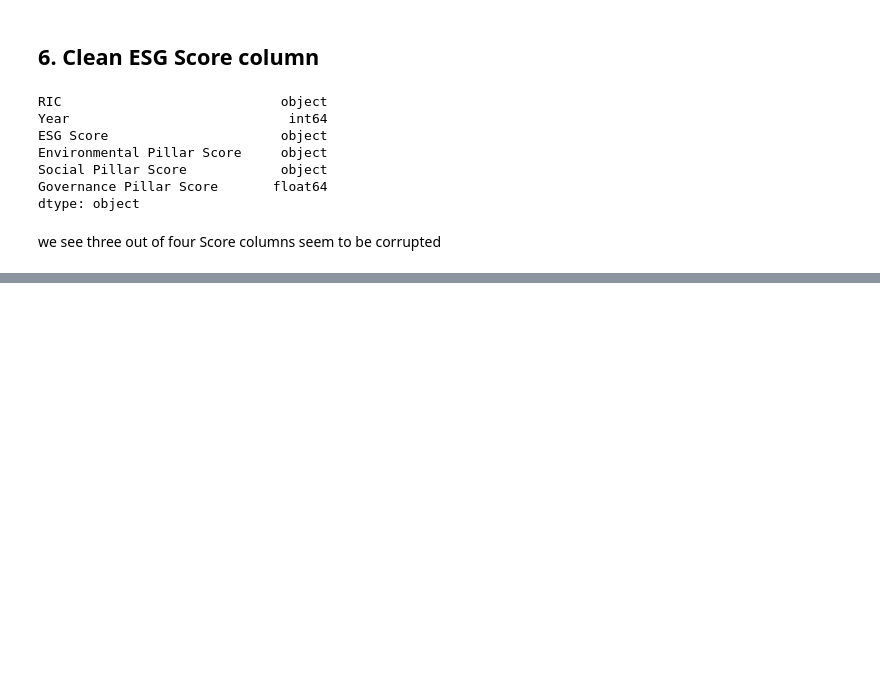
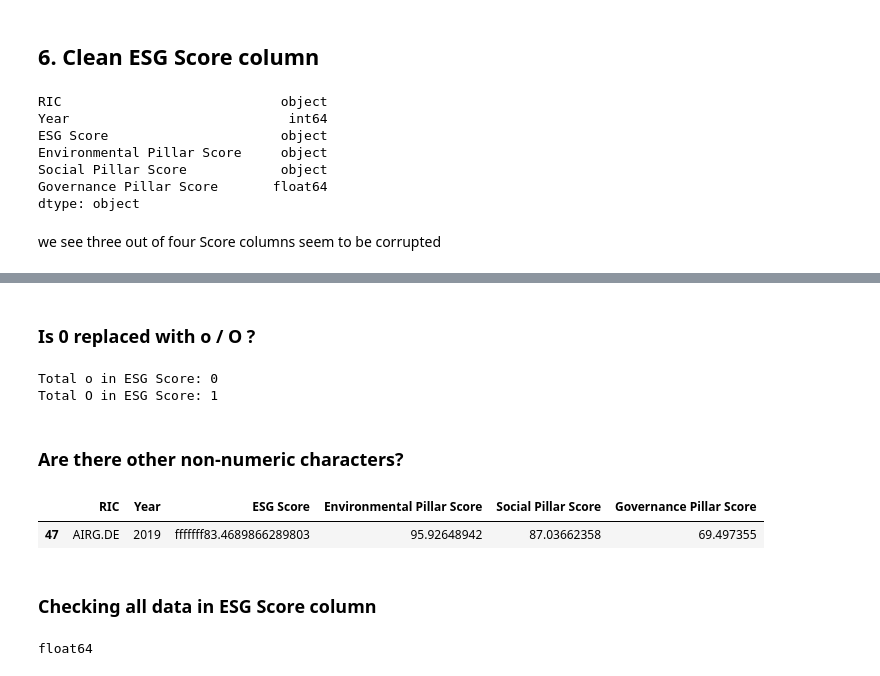
Before and after one commit to Wanja24/asda_4, a Jupyter notebook: 04_task_data_cleaning/ESG_data_cleaning.ipynb, the cells around one changed output, grey strips where cells are left out. Saved outputs shown, nothing was run; the diff lists cells and outputs as text; code cells hidden in the pictures; blank space fills up the shorter version.

Commit message:
add Jannik's half of the ESG data cleaning

```diff
--- a/04_task_data_cleaning/ESG_data_cleaning.ipynb
+++ b/04_task_data_cleaning/ESG_data_cleaning.ipynb
@@ -380,0 +390,25 @@ we see three out of four Score columns seem to be corrupted
+# %%
+df['ESG Score'] = df['ESG Score'].str.replace(',', '.') #.astype(float)
+                                                        # this gives an error
+# %% [markdown]
+### Is 0 replaced with o / O ?
+# %%
+ESG_row = df.iloc[2]
+o_count_esg = ESG_row.astype(str).str.count('o').sum()
+O_count_esg = ESG_row.astype(str).str.count('O').sum()
+print(f'Total o in ESG Score: {o_count_esg}')
+print(f'Total O in ESG Score: {O_count_esg}')
+# %% [output]
+Total o in ESG Score: 0
+Total O in ESG Score: 1
+# %%
+df['ESG Score'] = df['ESG Score'].str.replace('O', '0') # converting to float still produces error
+# %% [markdown]
+### Are there other non-numeric characters?
+# %%
+# find any non-numeric or non-dot characters in the ESG Score column
+non_numeric_chars = df['ESG Score'].str.contains(r"[^0-9.]", regex=True)
+df[non_numeric_chars]
+# %% [output]
+|  | RIC | Year | ESG Score | Environmental Pillar Score | Social Pillar Score | Governance Pillar Score |
+| 47 | AIRG.DE | 2019 | fffffff83.4689866289803 | 95.92648942 | 87.03662358 | 69.497355 |
@@ -380,0 +419,9 @@ we see three out of four Score columns seem to be corrupted
+# %% [markdown]
+### Checking all data in ESG Score column
+# %%
+# check for data type
+print(df['ESG Score'].dtypes)
+
+# all non-numeric replaced and converted to float
+# %% [output]
+float64
```
Also changed, not shown: parts of 45 cells of this notebook.
